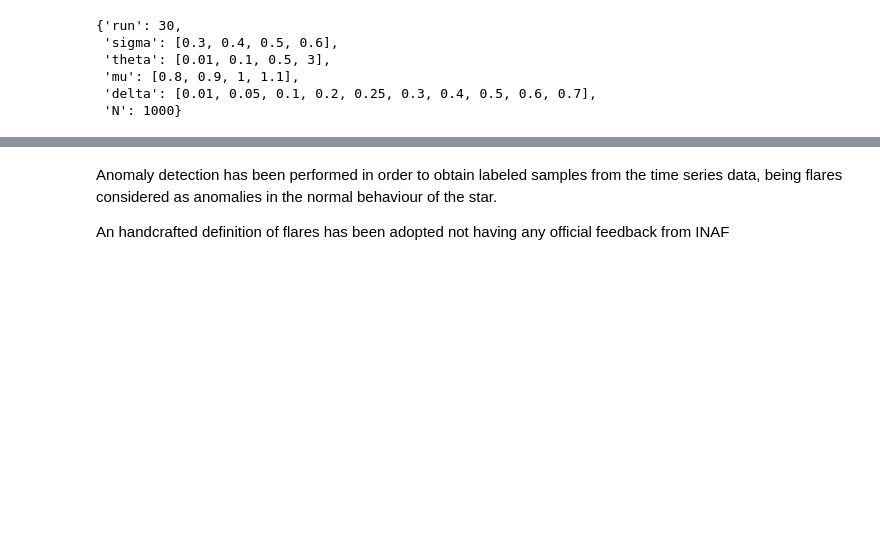
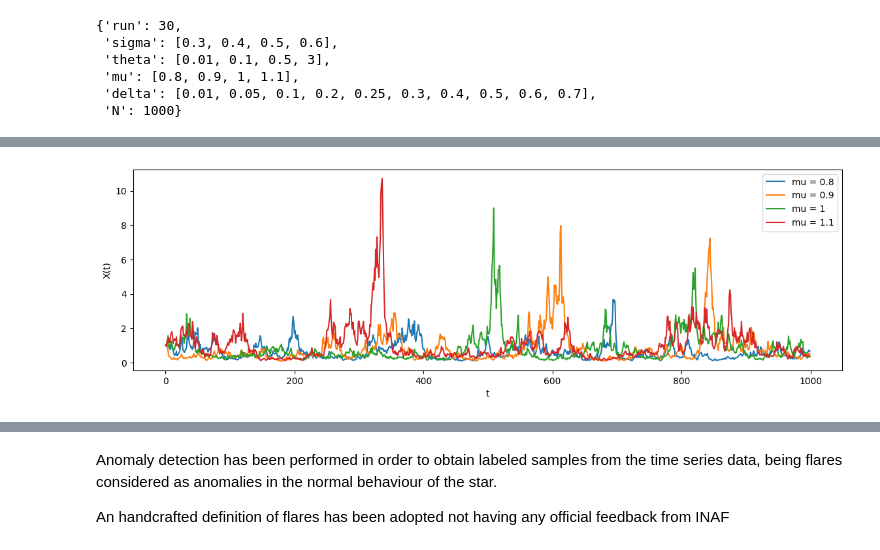
Before and after one commit to falric05/AII-Flare-prediction, a Jupyter notebook: notebooks/AI_ind_data.ipynb, the cells around one changed output, grey strips where cells are left out. Cells and saved outputs as stored; diff of their text form; code cells hidden in the pictures; blank space fills up the shorter version.

```diff
--- a/notebooks/AI_ind_data.ipynb
+++ b/notebooks/AI_ind_data.ipynb
@@ -129,0 +148,5 @@ fplt.histogram_next_given_actual(grid, params, nbins=300, run=run, sigma=sigma,
+# %%
+run, sigma, theta, delta = 2, 0.5, 0.1, 0.2
+fplt.plot_grid_datapoints(grid, params, run=run, mu=mu, sigma=sigma, theta=theta, delta=delta, variation='mu')
+# %% [output]
+[figure, added]
```
Also changed, not shown: parts of 52 cells of this notebook, 1 other file.
